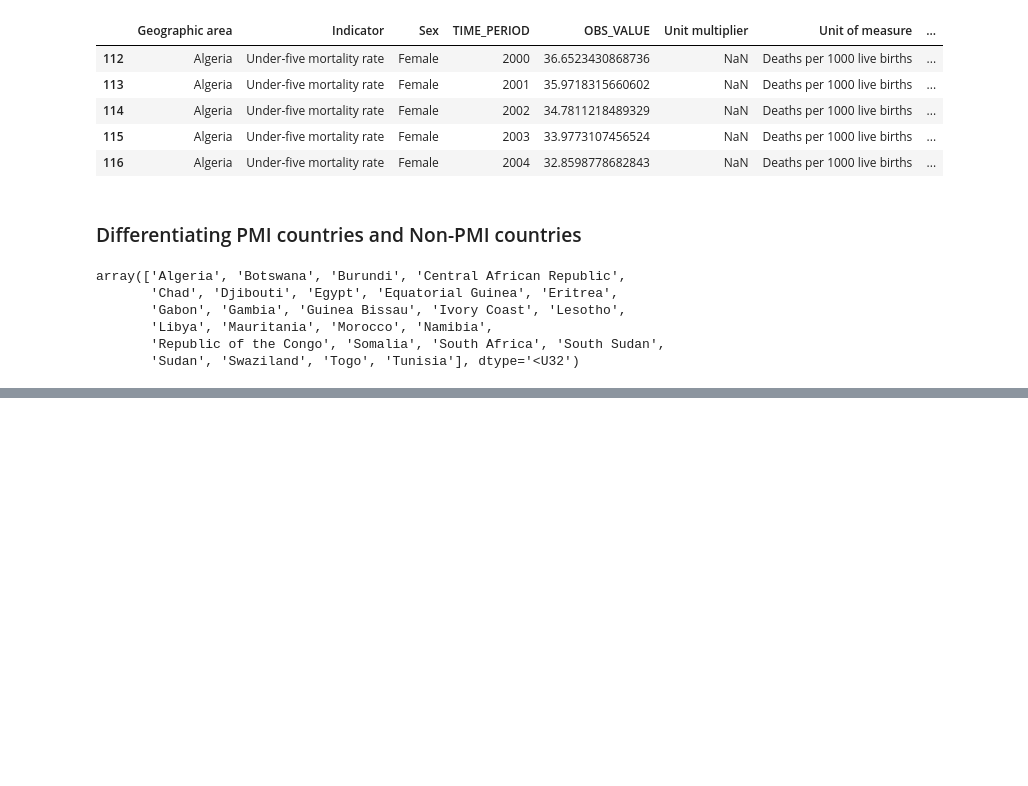
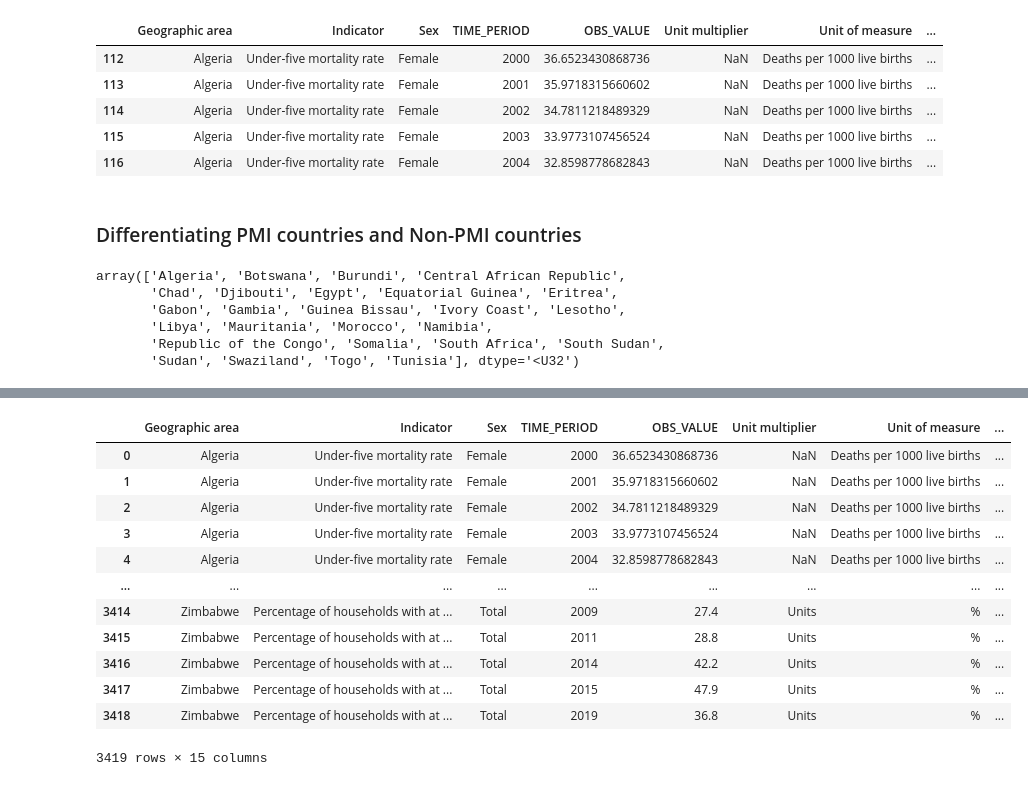
Before and after one commit to clemiblac/US_Africa_Policy, a Jupyter notebook: PMI countries vs non PMI.ipynb, the cells around one changed output, grey strips where cells are left out. Cells and saved outputs as stored; diff of their text form; code cells hidden in the pictures; blank space fills up the shorter version.

Commit message:
90% done cleaning data. Need to review dates

```diff
--- a/PMI countries vs non PMI.ipynb
+++ b/PMI countries vs non PMI.ipynb
@@ -340,3 +342,6 @@ non_PMI_df
 | 23 | Swaziland | non PMI country |
 | 24 | Togo | non PMI country |
 | 25 | Tunisia | non PMI country |
+# %%
+#Appending non-PMI to PMI
+appended_df=PMI_df.append(non_PMI_df, ignore_index=True)
@@ -342,0 +357,3 @@ non_PMI_df
+# %%
+#merge appended DataFrame to malaria_africa_2000
+final_df=malaria_africa_2000.merge(appended_df, on="Geographic area", how = "inner")
@@ -343 +376,17 @@ non_PMI_df
+# %%
+final_df
+# %% [output]
+|  | Geographic area | Indicator | Sex | TIME_PERIOD | OBS_VALUE | Unit multiplier | Unit of measure | ... |
+| 0 | Algeria | Under-five mortality rate | Female | 2000 | 36.6523430868736 | NaN | Deaths per 1000 live births | ... |
+| 1 | Algeria | Under-five mortality rate | Female | 2001 | 35.9718315660602 | NaN | Deaths per 1000 live births | ... |
+| 2 | Algeria | Under-five mortality rate | Female | 2002 | 34.7811218489329 | NaN | Deaths per 1000 live births | ... |
+| 3 | Algeria | Under-five mortality rate | Female | 2003 | 33.9773107456524 | NaN | Deaths per 1000 live births | ... |
+| 4 | Algeria | Under-five mortality rate | Female | 2004 | 32.8598778682843 | NaN | Deaths per 1000 live births | ... |
+| ... | ... | ... | ... | ... | ... | ... | ... | ... |
+| 3414 | Zimbabwe | Percentage of households with at ... | Total | 2009 | 27.4 | Units | % | ... |
+| 3415 | Zimbabwe | Percentage of households with at ... | Total | 2011 | 28.8 | Units | % | ... |
+| 3416 | Zimbabwe | Percentage of households with at ... | Total | 2014 | 42.2 | Units | % | ... |
+| 3417 | Zimbabwe | Percentage of households with at ... | Total | 2015 | 47.9 | Units | % | ... |
+| 3418 | Zimbabwe | Percentage of households with at ... | Total | 2019 | 36.8 | Units | % | ... |
+3419 rows × 15 columns
 # %%
```
Also changed, not shown: parts of 6 cells of this notebook, 1 other file.
